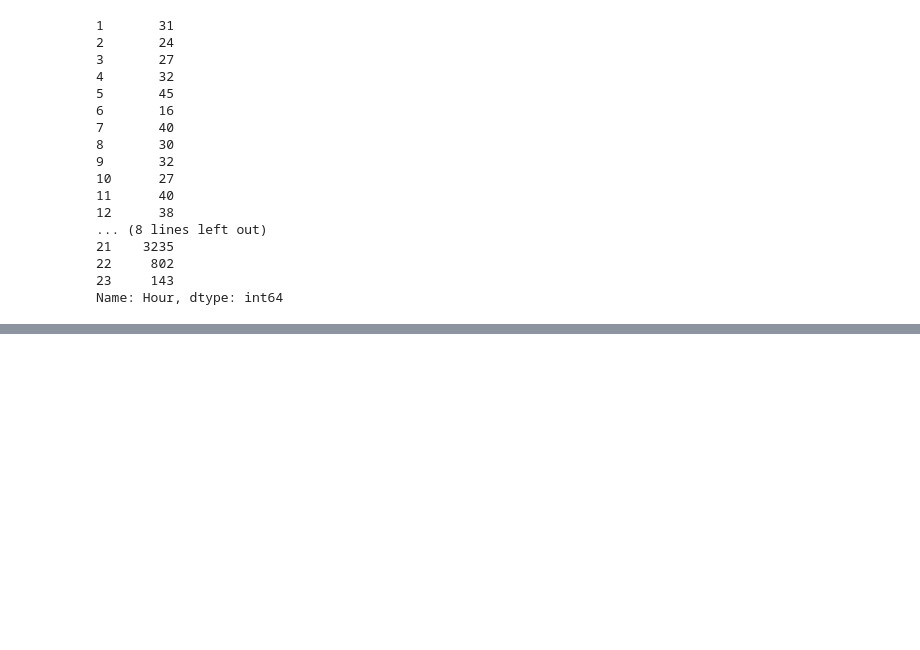
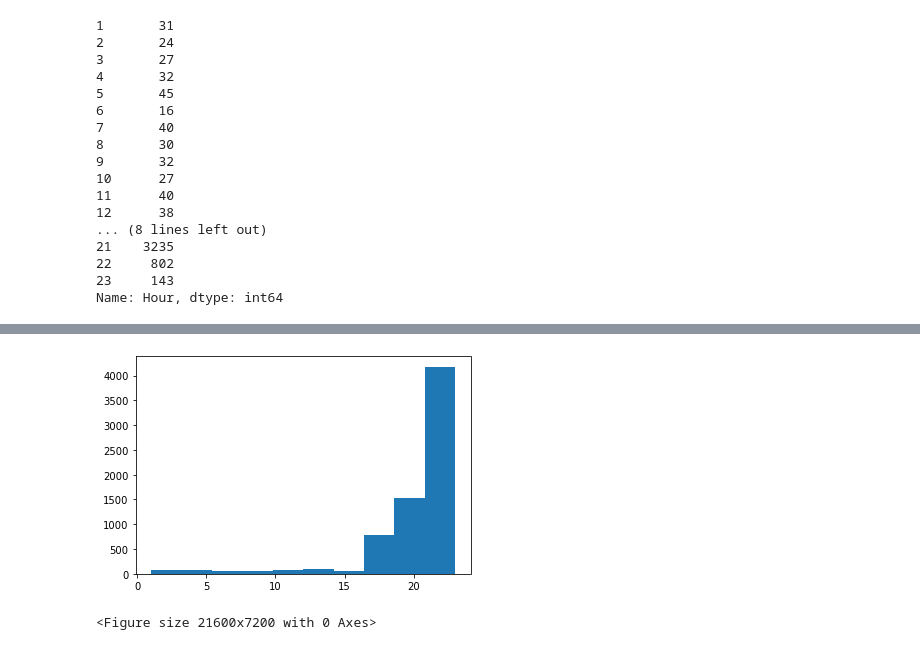
Before and after one commit to ivanlg1327/-nocturnal-insects-challenge, a Jupyter notebook: data_exploration.ipynb, the cells around one changed output, grey strips where cells are left out. Saved outputs shown, nothing was run; the diff lists cells and outputs as text; code cells hidden in the pictures; blank space fills up the shorter version.

```diff
--- a/data_exploration.ipynb
+++ b/data_exploration.ipynb
@@ -45,0 +62,9 @@ Name: Hour, dtype: int64
+# %%
+#train.plot(kind='scatter',x='Unnamed: 0',y='Insect',color='red')
+
+plt.hist(train["Hour"])
+plt.figure(figsize=(300,100))
+plt.tight_layout()
+# %% [output]
+[figure, added]
+<Figure size 21600x7200 with 0 Axes>
```
Also changed, not shown: parts of 10 cells of this notebook, 6 other files.
